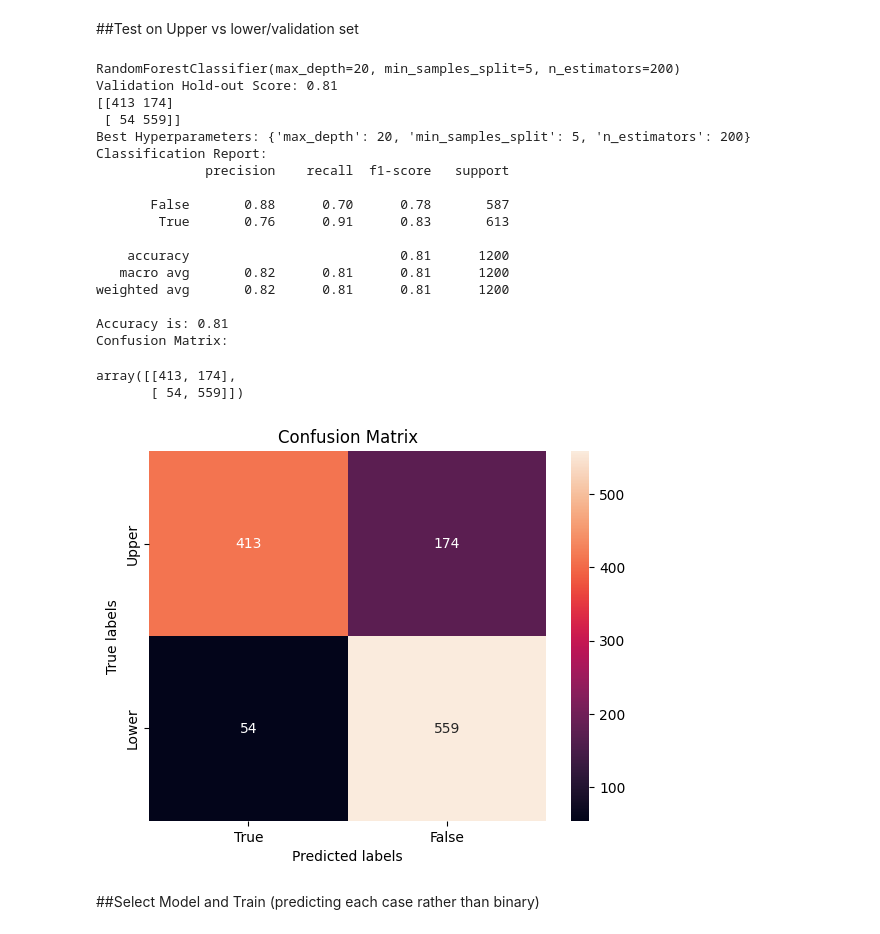
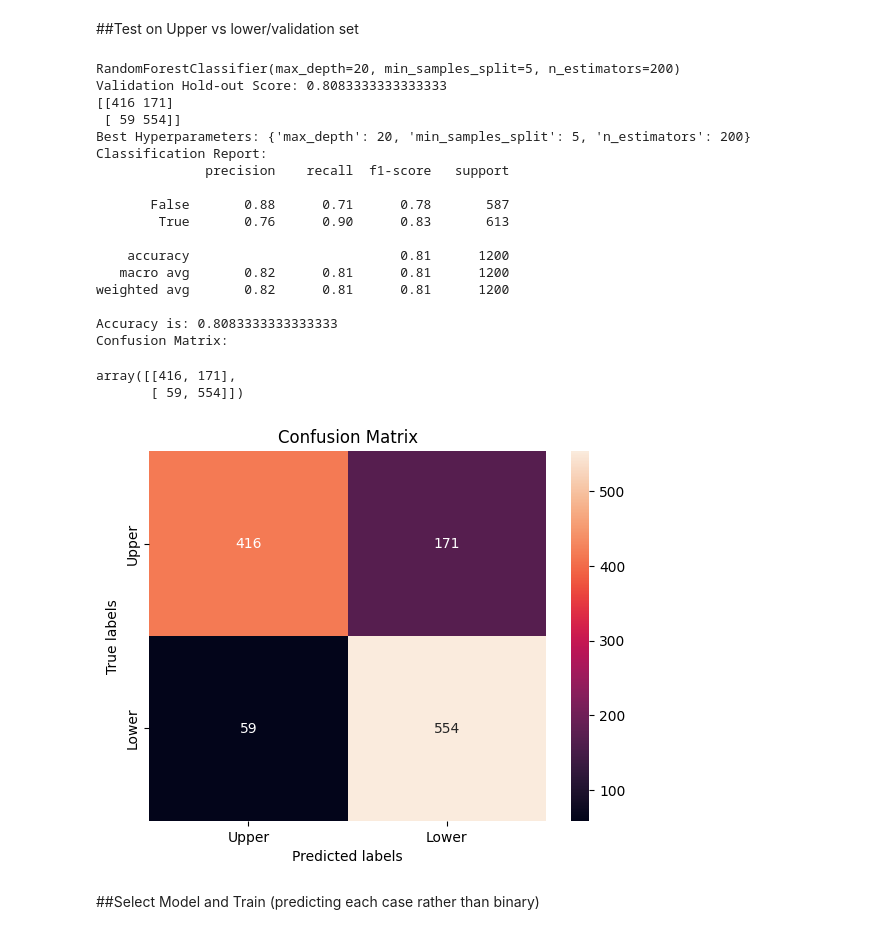
Before and after one commit to christopherseaman/datasci_223, a Jupyter notebook: exercises/4-classification/exercise4_5assignmentTask3.ipynb, the cells around one changed output. Cells and saved outputs as stored; diff of their text form; code cells hidden in the pictures.

```diff
--- a/exercises/4-classification/exercise4_5assignmentTask3.ipynb
+++ b/exercises/4-classification/exercise4_5assignmentTask3.ipynb
@@ -586,43 +586,43 @@ conf_matrixbin = confusion_matrix(y_bin_test, y_val_predbin) # same as accuracy
 print(conf_matrixbin)
 
 ax= plt.subplot()
 sns.heatmap(conf_matrixbin, annot=True, fmt='g', ax=ax);  #annot=True to annotate cells, ftm='g' to disable scientific notation
 
 #labels, title and ticks - using heat map from seaborn (https://stackoverflow.com/questions/19233771/sklearn-plot-confusion-matrix-with-labels)
 ax.set_xlabel('Predicted labels');ax.set_ylabel('True labels');
 ax.set_title('Confusion Matrix');
-ax.xaxis.set_ticklabels(["True","False"]); ax.yaxis.set_ticklabels(["Upper","Lower"]);
+ax.xaxis.set_ticklabels(["Upper","Lower"]); ax.yaxis.set_ticklabels(["Upper","Lower"]);
 
 
 # Print the results
 print(f"Best Hyperparameters: {grid_search_bin.best_params_}")
 #print(f"F1 Score: {f1:.4f}")
 print("Classification Report:")
 print(classification_report(y_bin_test, y_val_predbin))
 print(f"Accuracy is: {accuracy_score(y_bin_test,y_val_predbin)}")
 print("Confusion Matrix:")
 conf_matrixbin
 # %% [output]
 RandomForestClassifier(max_depth=20, min_samples_split=5, n_estimators=200)
-Validation Hold-out Score: 0.81
-[[413 174]
- [ 54 559]]
+Validation Hold-out Score: 0.8083333333333333
+[[416 171]
+ [ 59 554]]
 Best Hyperparameters: {'max_depth': 20, 'min_samples_split': 5, 'n_estimators': 200}
 Classification Report:
               precision    recall  f1-score   support
 
-       False       0.88      0.70      0.78       587
-        True       0.76      0.91      0.83       613
+       False       0.88      0.71      0.78       587
+        True       0.76      0.90      0.83       613
 
     accuracy                           0.81      1200
    macro avg       0.82      0.81      0.81      1200
 weighted avg       0.82      0.81      0.81      1200
 
-Accuracy is: 0.81
+Accuracy is: 0.8083333333333333
 Confusion Matrix:
-array([[413, 174],
-       [ 54, 559]])
+array([[416, 171],
+       [ 59, 554]])
-[figure, old version]
+[figure, new version]
 # %% [markdown]
 ##Select Model and Train (predicting each case rather than binary)
 # %%
```
